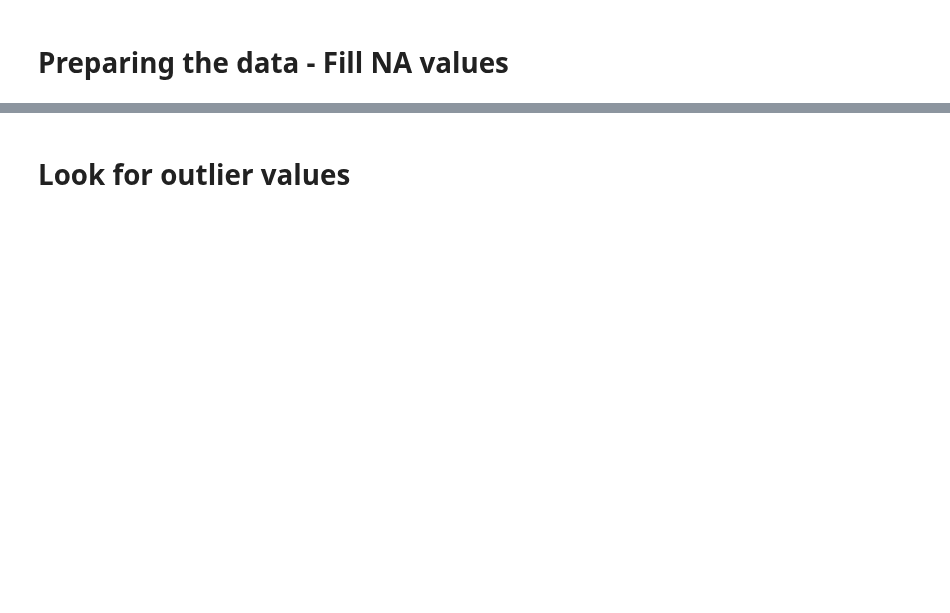
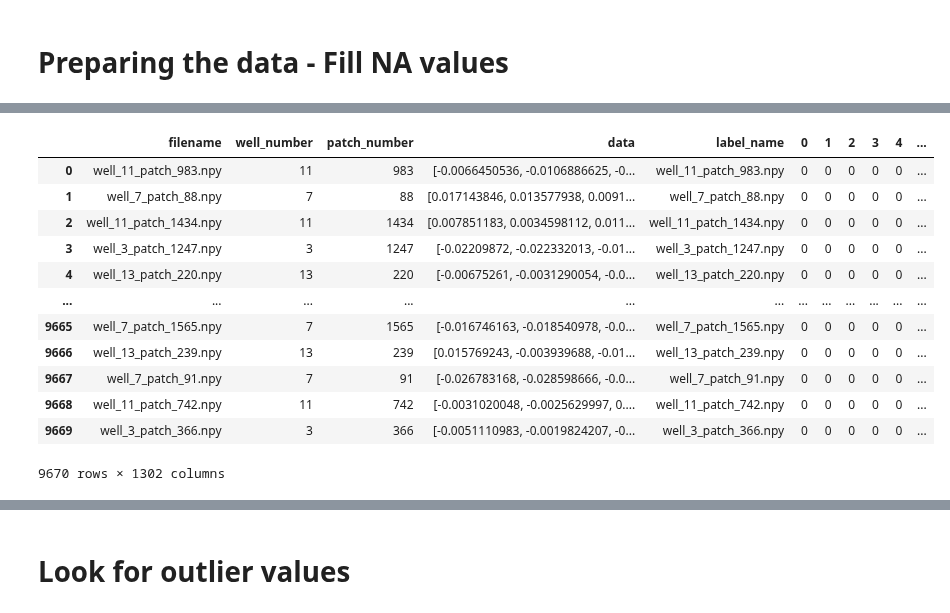
Before and after one commit to EllingtonKirby/Pipe-Corrosion-Detection, a Jupyter notebook: exploration.ipynb, the cells around one changed output, grey strips where cells are left out. Drawn from its saved outputs; the diff is of its cells as text; code cells hidden in the pictures; blank space fills up the shorter version.

```diff
--- a/exploration.ipynb
+++ b/exploration.ipynb
@@ -75,3 +75,19 @@ labeled_data = np.nan_to_num(labeled_data)
 merged['labels'] = labeled_data.tolist()
 merged = merged.rename(columns={'Unnamed: 0':'label_name'})
 merged = merged.fillna(0.0)
+# %%
+merged
+# %% [output]
+|  | filename | well_number | patch_number | data | label_name | 0 | 1 | 2 | 3 | 4 | ... |
+| 0 | well_11_patch_983.npy | 11 | 983 | [-0.0066450536, -0.0106886625, -0... | well_11_patch_983.npy | 0 | 0 | 0 | 0 | 0 | ... |
+| 1 | well_7_patch_88.npy | 7 | 88 | [0.017143846, 0.013577938, 0.0091... | well_7_patch_88.npy | 0 | 0 | 0 | 0 | 0 | ... |
+| 2 | well_11_patch_1434.npy | 11 | 1434 | [0.007851183, 0.0034598112, 0.011... | well_11_patch_1434.npy | 0 | 0 | 0 | 0 | 0 | ... |
+| 3 | well_3_patch_1247.npy | 3 | 1247 | [-0.02209872, -0.022332013, -0.01... | well_3_patch_1247.npy | 0 | 0 | 0 | 0 | 0 | ... |
+| 4 | well_13_patch_220.npy | 13 | 220 | [-0.00675261, -0.0031290054, -0.0... | well_13_patch_220.npy | 0 | 0 | 0 | 0 | 0 | ... |
+| ... | ... | ... | ... | ... | ... | ... | ... | ... | ... | ... | ... |
+| 9665 | well_7_patch_1565.npy | 7 | 1565 | [-0.016746163, -0.018540978, -0.0... | well_7_patch_1565.npy | 0 | 0 | 0 | 0 | 0 | ... |
+| 9666 | well_13_patch_239.npy | 13 | 239 | [0.015769243, -0.003939688, -0.01... | well_13_patch_239.npy | 0 | 0 | 0 | 0 | 0 | ... |
+| 9667 | well_7_patch_91.npy | 7 | 91 | [-0.026783168, -0.028598666, -0.0... | well_7_patch_91.npy | 0 | 0 | 0 | 0 | 0 | ... |
+| 9668 | well_11_patch_742.npy | 11 | 742 | [-0.0031020048, -0.0025629997, 0.... | well_11_patch_742.npy | 0 | 0 | 0 | 0 | 0 | ... |
+| 9669 | well_3_patch_366.npy | 3 | 366 | [-0.0051110983, -0.0019824207, -0... | well_3_patch_366.npy | 0 | 0 | 0 | 0 | 0 | ... |
+9670 rows × 1302 columns
```
Also changed, not shown: parts of 11 cells of this notebook, 4 other files.
